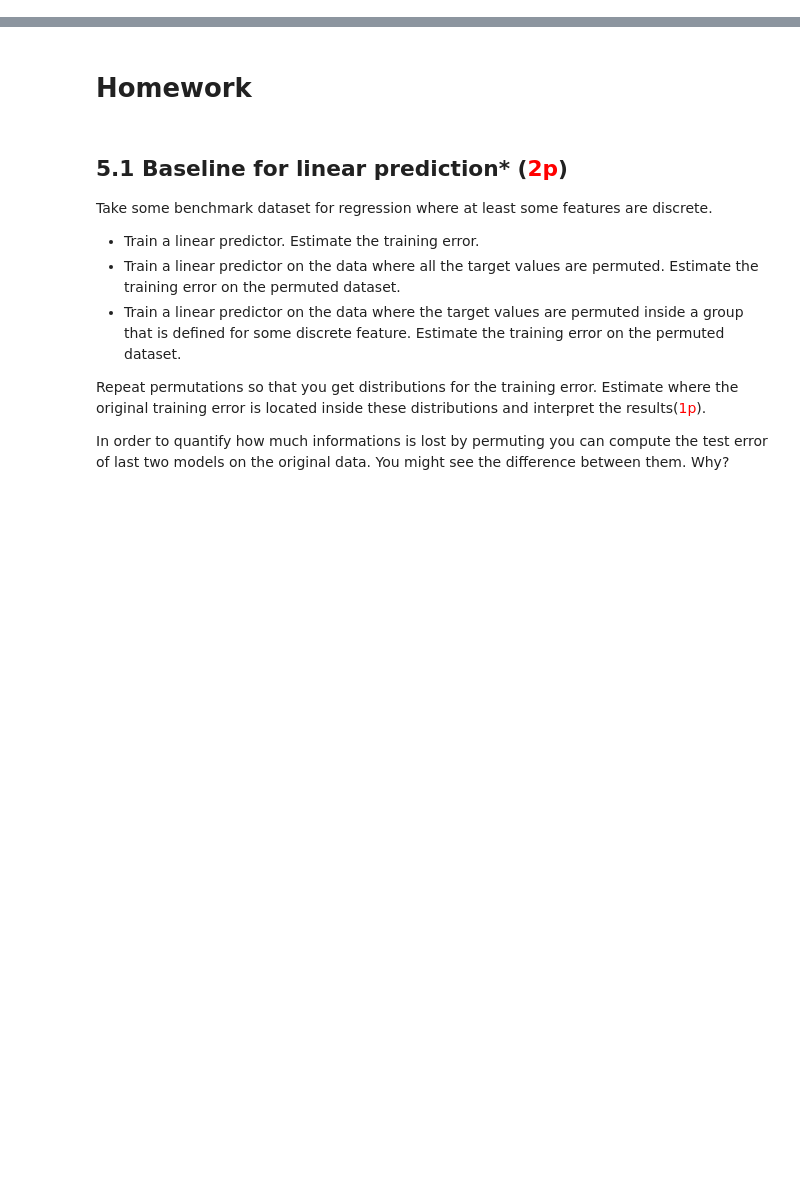
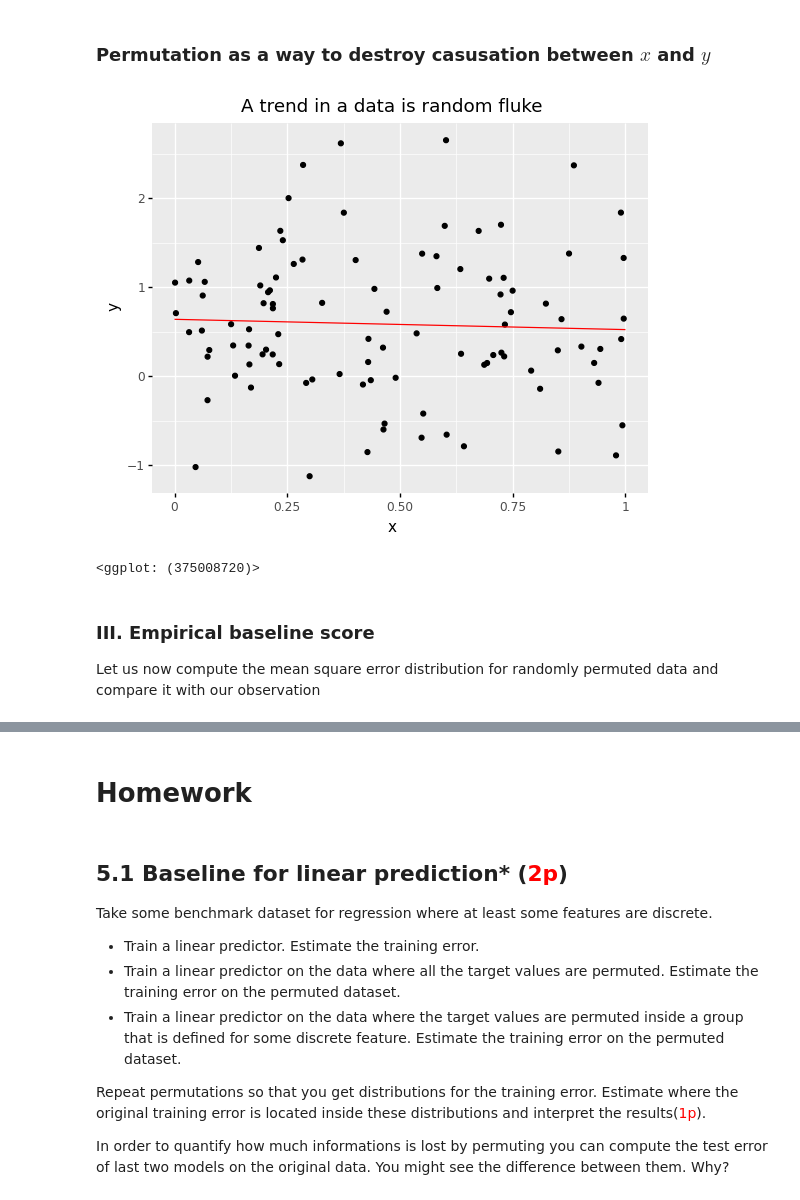
Before and after one commit to swenlaur/machine-learning-ii, a Jupyter notebook: practise-sessions/02/05_permutation_tests.ipynb, the cells around one changed output, grey strips where cells are left out. Drawn from its saved outputs; the diff is of its cells as text; code cells hidden in the pictures; blank space fills up the shorter version.

```diff
--- a/practise-sessions/02/05_permutation_tests.ipynb
+++ b/practise-sessions/02/05_permutation_tests.ipynb
@@ -2,0 +65,20 @@
+# %% [markdown]
+### Permutation as a way to destroy casusation between $x$ and $y$
+# %%
+perm = df.assign(y = lambda df: permutation(df['y']))
+
+reg = LinearRegression().fit(perm[['x']], perm['y'])
+pdf = DataFrame({'x': [0, 1]}).assign(y = lambda df: reg.predict(df[['x']]))
+
+p = ggplot(perm) + geom_point(aes(x='x', y='y'))
+p = p + geom_line(aes(x='x', y='y'), data=pdf, color = 'red')
+p = p + ggtitle('A trend in a data is random fluke')
+
+p
+# %% [output]
+[figure, added]
+<ggplot: (375008720)>
+# %% [markdown]
+### III. Empirical baseline score
+
+Let us now compute the mean square error distribution for randomly permuted data and compare it with our observation
```
Also changed, not shown: parts of 12 cells of this notebook, 1 other file.
